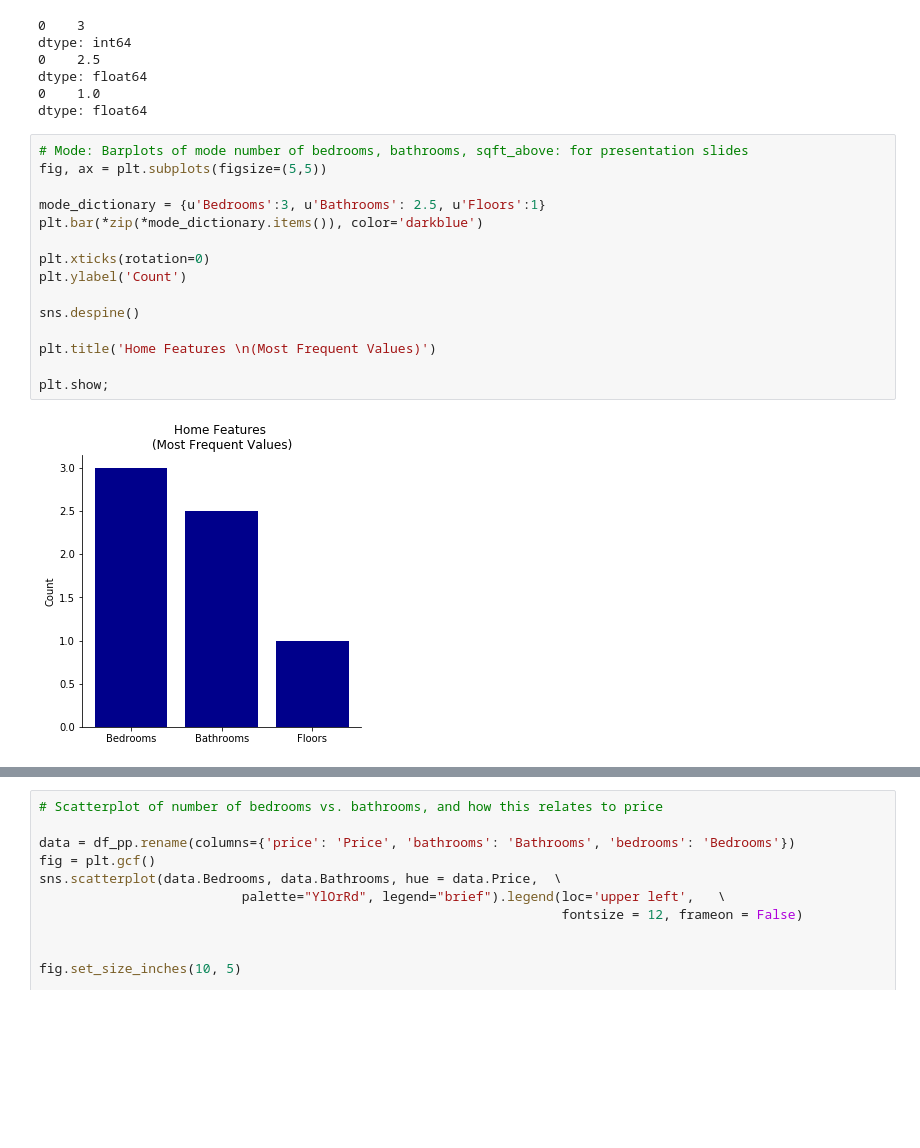
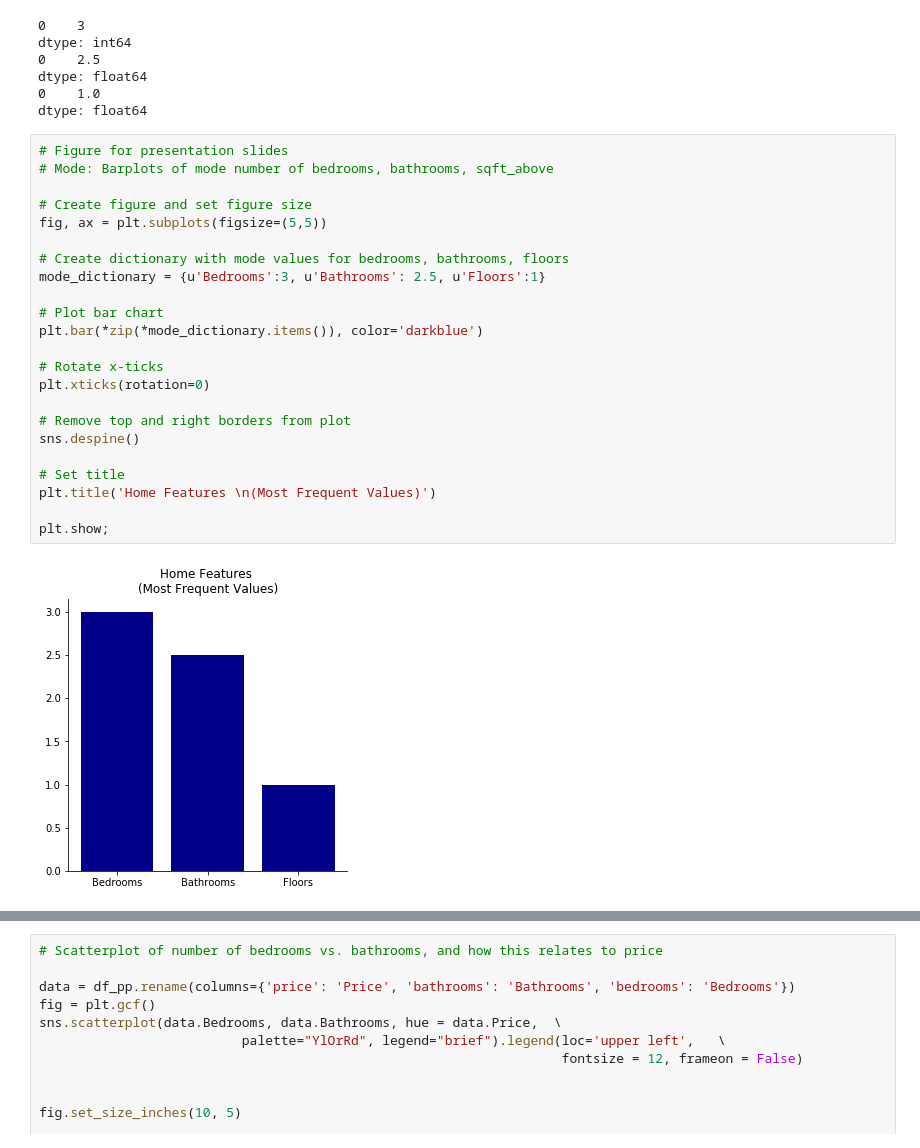
Before and after one commit to magalisolimano/dsc_phase2_project, a Jupyter notebook: phase2project_magalisolimano.ipynb, the cells around one changed output, grey strips where cells are left out. Cells and saved outputs as stored; diff of their text form; blank space fills up the shorter version.

```diff
--- a/phase2project_magalisolimano.ipynb
+++ b/phase2project_magalisolimano.ipynb
@@ -732,19 +772,27 @@ dtype: float64
 0    1.0
 dtype: float64
 # %%
-# Mode: Barplots of mode number of bedrooms, bathrooms, sqft_above: for presentation slides
+# Figure for presentation slides
+# Mode: Barplots of mode number of bedrooms, bathrooms, sqft_above
+
+# Create figure and set figure size
 fig, ax = plt.subplots(figsize=(5,5))
 
+# Create dictionary with mode values for bedrooms, bathrooms, floors
 mode_dictionary = {u'Bedrooms':3, u'Bathrooms': 2.5, u'Floors':1}
+
+# Plot bar chart
 plt.bar(*zip(*mode_dictionary.items()), color='darkblue')
 
+# Rotate x-ticks
 plt.xticks(rotation=0)
-plt.ylabel('Count')
 
+# Remove top and right borders from plot
 sns.despine()
 
+# Set title
 plt.title('Home Features \n(Most Frequent Values)')
 
 plt.show;
 # %% [output]
-[figure, old version]
+[figure, new version]
```
Also changed, not shown: parts of 93 cells of this notebook.
